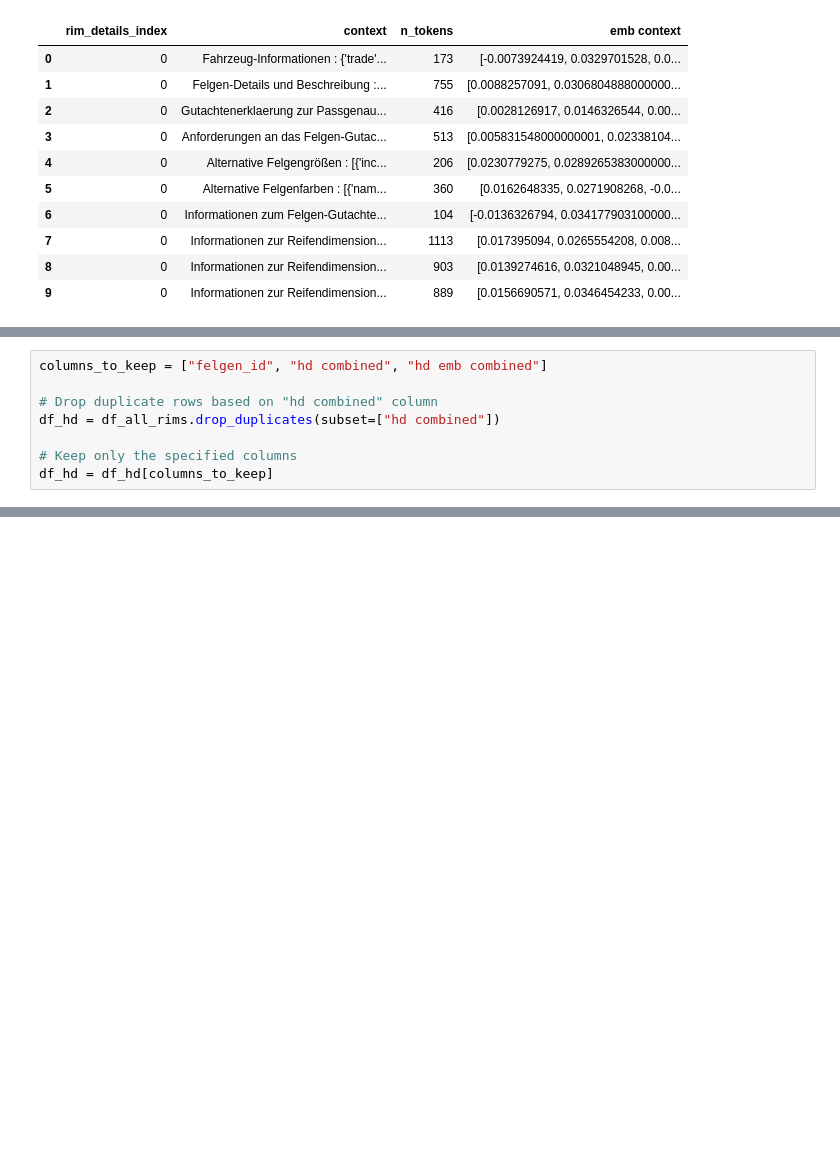
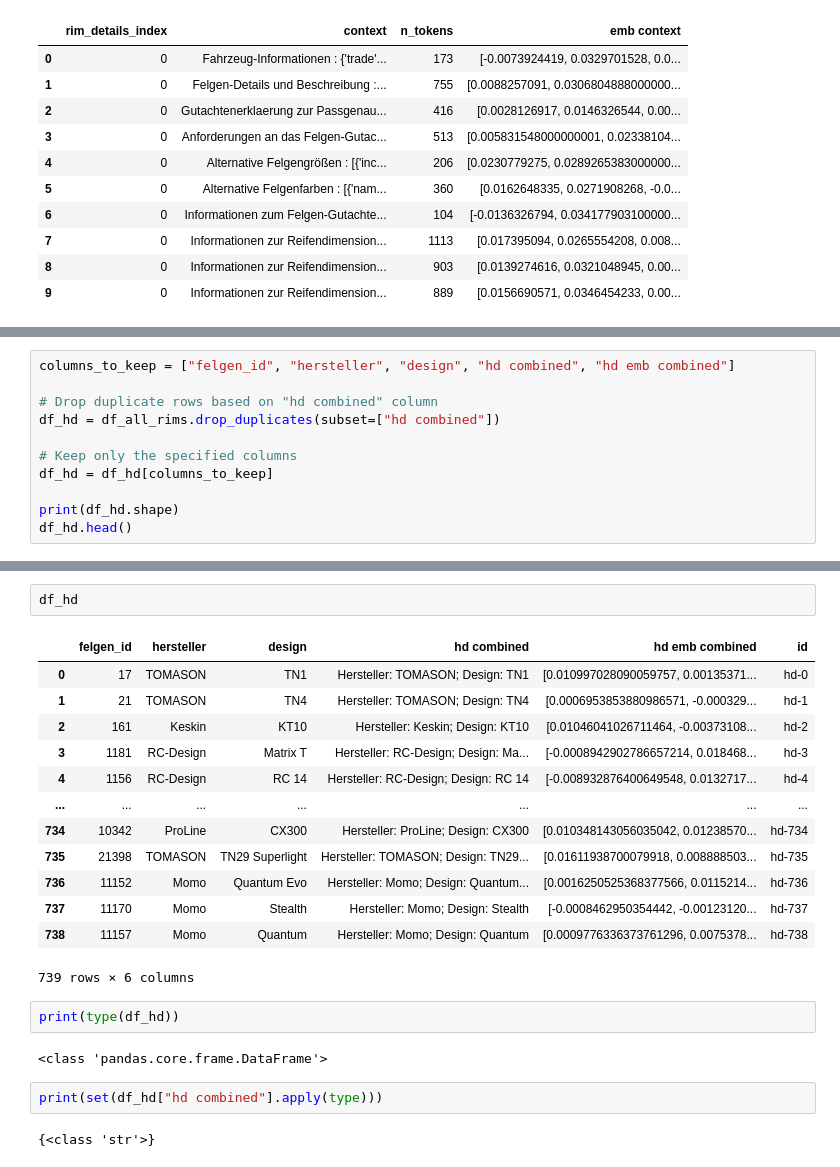
Before and after one commit to ArTyOd/fo_ai, a Jupyter notebook: check_dfs.ipynb, the cells around one changed output, grey strips where cells are left out. Cells and saved outputs as stored; diff of their text form; blank space fills up the shorter version.

```diff
--- a/check_dfs.ipynb
+++ b/check_dfs.ipynb
@@ -111,8 +162,11 @@ df_all_rims
 # %%
-columns_to_keep = ["felgen_id", "hd combined", "hd emb combined"]
+columns_to_keep = ["felgen_id", "hersteller", "design", "hd combined", "hd emb combined"]
 
 # Drop duplicate rows based on "hd combined" column
 df_hd = df_all_rims.drop_duplicates(subset=["hd combined"])
 
 # Keep only the specified columns
 df_hd = df_hd[columns_to_keep]
+
+print(df_hd.shape)
+df_hd.head()
@@ -118,0 +181,24 @@ df_hd = df_hd[columns_to_keep]
+# %%
+df_hd
+# %% [output]
+|  | felgen_id | hersteller | design | hd combined | hd emb combined | id |
+| 0 | 17 | TOMASON | TN1 | Hersteller: TOMASON; Design: TN1 | [0.010997028090059757, 0.00135371... | hd-0 |
+| 1 | 21 | TOMASON | TN4 | Hersteller: TOMASON; Design: TN4 | [0.0006953853880986571, -0.000329... | hd-1 |
+| 2 | 161 | Keskin | KT10 | Hersteller: Keskin; Design: KT10 | [0.01046041026711464, -0.00373108... | hd-2 |
+| 3 | 1181 | RC-Design | Matrix T | Hersteller: RC-Design; Design: Ma... | [-0.0008942902786657214, 0.018468... | hd-3 |
+| 4 | 1156 | RC-Design | RC 14 | Hersteller: RC-Design; Design: RC 14 | [-0.008932876400649548, 0.0132717... | hd-4 |
+| ... | ... | ... | ... | ... | ... | ... |
+| 734 | 10342 | ProLine | CX300 | Hersteller: ProLine; Design: CX300 | [0.010348143056035042, 0.01238570... | hd-734 |
+| 735 | 21398 | TOMASON | TN29 Superlight | Hersteller: TOMASON; Design: TN29... | [0.01611938700079918, 0.008888503... | hd-735 |
+| 736 | 11152 | Momo | Quantum Evo | Hersteller: Momo; Design: Quantum... | [0.0016250525368377566, 0.0115214... | hd-736 |
+| 737 | 11170 | Momo | Stealth | Hersteller: Momo; Design: Stealth | [-0.0008462950354442, -0.00123120... | hd-737 |
+| 738 | 11157 | Momo | Quantum | Hersteller: Momo; Design: Quantum | [0.0009776336373761296, 0.0075378... | hd-738 |
+739 rows × 6 columns
+# %%
+print(type(df_hd))
+# %% [output]
+<class 'pandas.core.frame.DataFrame'>
+# %%
+print(set(df_hd["hd combined"].apply(type)))
+# %% [output]
+{<class 'str'>}
```
Also changed, not shown: parts of 28 cells of this notebook, 8 other files.
